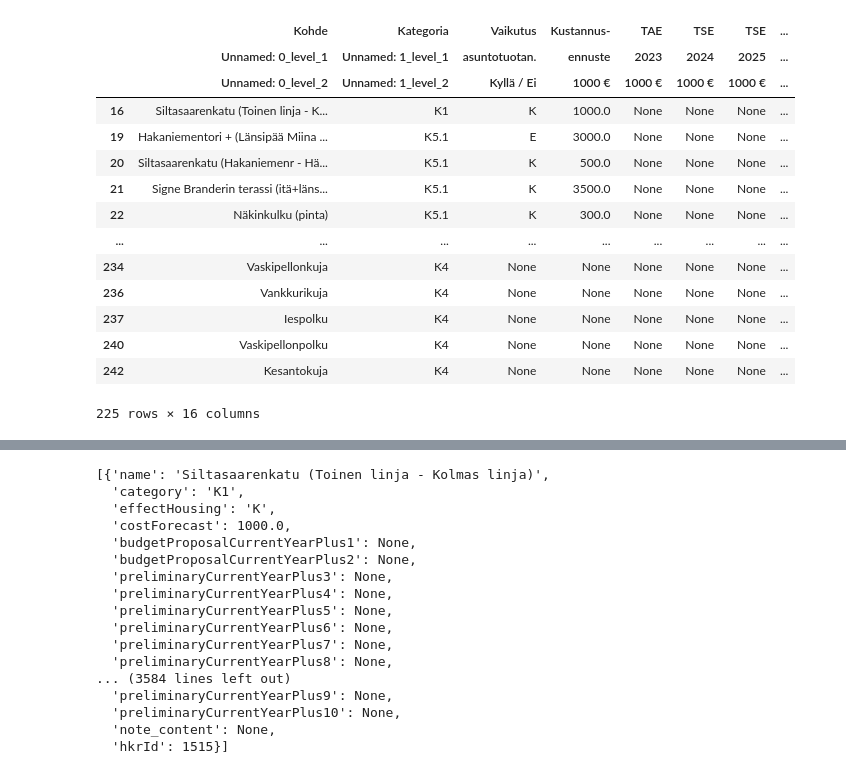
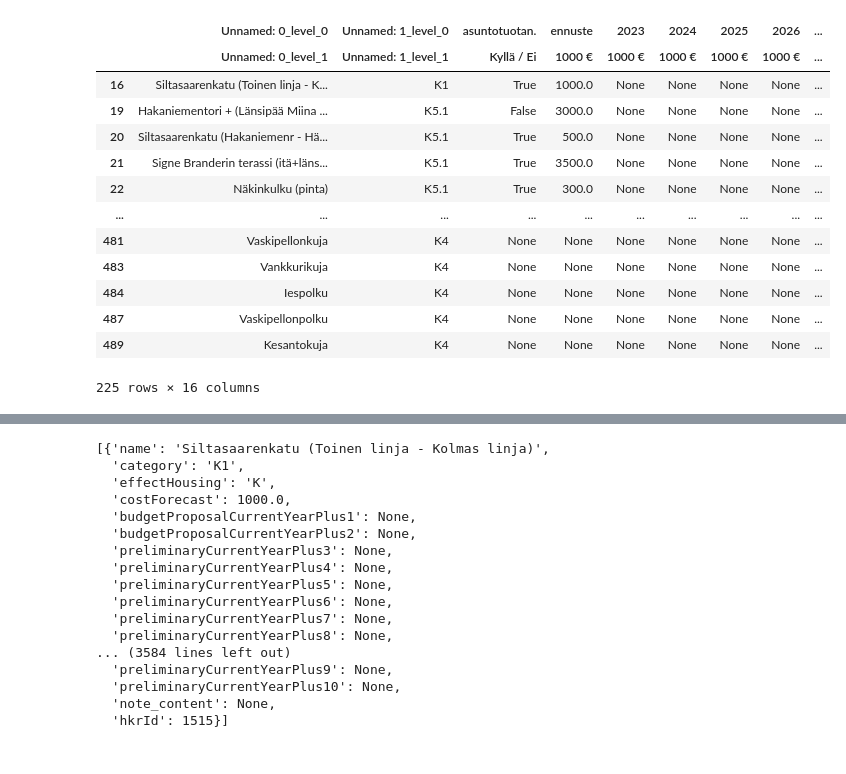
Before and after one commit to City-of-Helsinki/infraohjelmointi-api, a Jupyter notebook: infraohjelmointi_api/mock_data/script_test.ipynb, the cells around one changed output, grey strips where cells are left out. Saved outputs shown, nothing was run; the diff lists cells and outputs as text; code cells hidden in the pictures.

Commit message:
Reading all sheets in 1 line, combining both excel files on hkrId

```diff
--- a/infraohjelmointi_api/mock_data/script_test.ipynb
+++ b/infraohjelmointi_api/mock_data/script_test.ipynb
@@ -59,18 +5,40 @@ budget_23_sheet = budget_23_sheet.replace({np.nan: None, "?": None})
-# %%
-budget_23_sheet
-# %% [output]
-|  | Kohde | Kategoria | Vaikutus | Kustannus- | TAE | TSE | TSE | ... |
-|  | Unnamed: 0_level_1 | Unnamed: 1_level_1 | asuntotuotan. | ennuste | 2023 | 2024 | 2025 | ... |
-|  | Unnamed: 0_level_2 | Unnamed: 1_level_2 | Kyllä / Ei | 1000 € | 1000 € | 1000 € | 1000 € | ... |
-| 16 | Siltasaarenkatu (Toinen linja - K... | K1 | K | 1000.0 | None | None | None | ... |
-| 19 | Hakaniementori + (Länsipää Miina ... | K5.1 | E | 3000.0 | None | None | None | ... |
-| 20 | Siltasaarenkatu (Hakaniemenr - Hä... | K5.1 | K | 500.0 | None | None | None | ... |
-| 21 | Signe Branderin terassi (itä+läns... | K5.1 | K | 3500.0 | None | None | None | ... |
-| 22 | Näkinkulku (pinta) | K5.1 | K | 300.0 | None | None | None | ... |
-| ... | ... | ... | ... | ... | ... | ... | ... | ... |
-| 234 | Vaskipellonkuja | K4 | None | None | None | None | None | ... |
-| 236 | Vankkurikuja | K4 | None | None | None | None | None | ... |
-| 237 | Iespolku | K4 | None | None | None | None | None | ... |
-| 240 | Vaskipellonpolku | K4 | None | None | None | None | None | ... |
-| 242 | Kesantokuja | K4 | None | None | None | None | None | ... |
-225 rows × 16 columns
+# %%
+budget_23 = pd.concat(
+    pd.read_excel("TALOUSARVIO 23.xlsx", sheet_name=None, header=[ 10, 11]),
+    ignore_index=True,
+)
+if len(budget_23.columns) != 31:
+    raise Exception("Sheets don't follow the same pattern")
+# Dropping columns we don't need
+budget_23 = budget_23.drop(
+    budget_23.columns[[3, 4, 5, 7, 8, 9, 10, 11, 12, 13, 14, 15, 16, 17, 18]],
+    axis=1,
+)
+# replace yes and no in the housing column
+budget_23.iloc[:, 2] = budget_23.iloc[:, 2].map({"K": True, "E": False})
+
+
+# CHANGE THIS HERE TO ONLY GET PROJECTS AND NOT MISS ANY PROJECT
+budget_23 = budget_23[budget_23[budget_23.columns[15]].notna()]
+budget_23 = budget_23.replace({np.nan: None, "?": None})
+currYear = datetime.date.today().year
+financeShift = list(budget_23.columns.get_level_values(0))[4] - currYear - 1
+if financeShift != 0:
+    finance_df = budget_23.iloc[:, 4:14]
+    budget_23.iloc[:, 4:14] = finance_df.shift(financeShift, axis=1)
+budget_23
+# %% [output]
+|  | Unnamed: 0_level_0 | Unnamed: 1_level_0 | asuntotuotan. | ennuste | 2023 | 2024 | 2025 | 2026 | ... |
+|  | Unnamed: 0_level_1 | Unnamed: 1_level_1 | Kyllä / Ei | 1000 € | 1000 € | 1000 € | 1000 € | 1000 € | ... |
+| 16 | Siltasaarenkatu (Toinen linja - K... | K1 | True | 1000.0 | None | None | None | None | ... |
+| 19 | Hakaniementori + (Länsipää Miina ... | K5.1 | False | 3000.0 | None | None | None | None | ... |
+| 20 | Siltasaarenkatu (Hakaniemenr - Hä... | K5.1 | True | 500.0 | None | None | None | None | ... |
+| 21 | Signe Branderin terassi (itä+läns... | K5.1 | True | 3500.0 | None | None | None | None | ... |
+| 22 | Näkinkulku (pinta) | K5.1 | True | 300.0 | None | None | None | None | ... |
+| ... | ... | ... | ... | ... | ... | ... | ... | ... | ... |
+| 481 | Vaskipellonkuja | K4 | None | None | None | None | None | None | ... |
+| 483 | Vankkurikuja | K4 | None | None | None | None | None | None | ... |
+| 484 | Iespolku | K4 | None | None | None | None | None | None | ... |
+| 487 | Vaskipellonpolku | K4 | None | None | None | None | None | None | ... |
+| 489 | Kesantokuja | K4 | None | None | None | None | None | None | ... |
+225 rows × 16 columns
```
Also changed, not shown: parts of 7 cells of this notebook, 2 other files.
